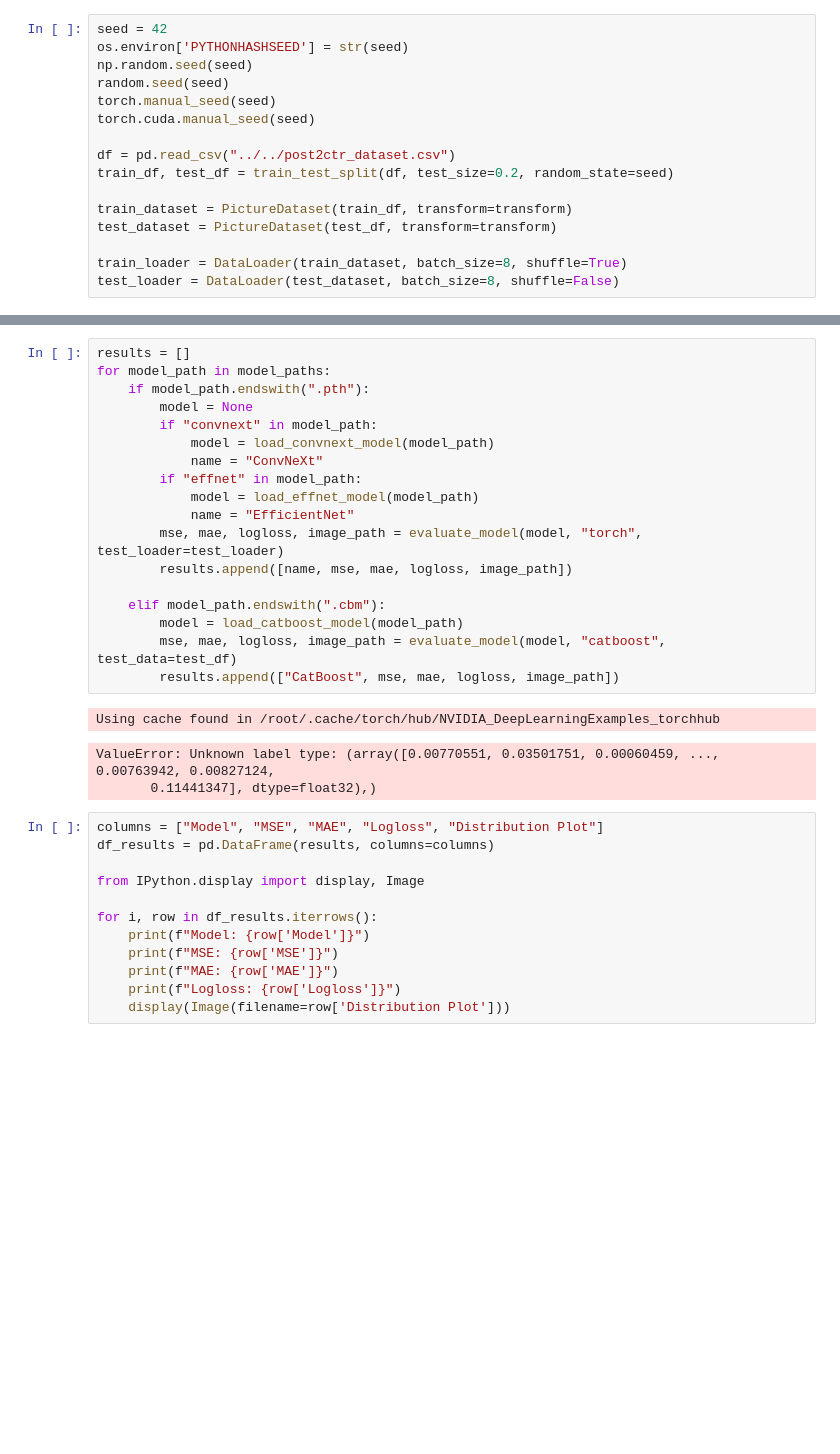
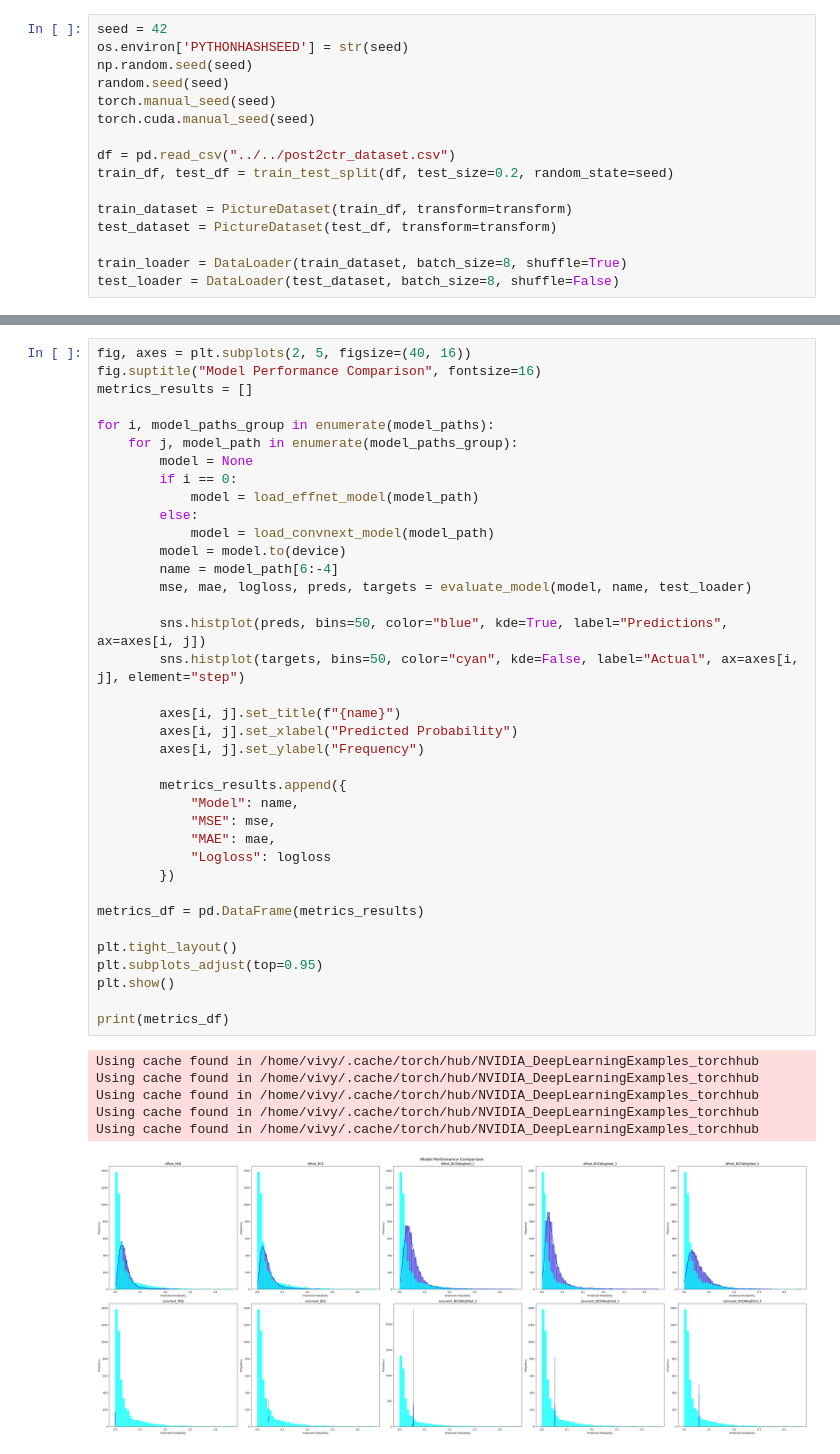
Before and after one commit to Octopupu5/vk-lab-test, a Jupyter notebook: recsys/visualizing_models.ipynb, the cells around one changed output, grey strips where cells are left out. Cells and saved outputs as stored; diff of their text form; blank space fills up the shorter version.

Commit message:
a lot of photos and plots

```diff
--- a/recsys/visualizing_models.ipynb
+++ b/recsys/visualizing_models.ipynb
@@ -93,34 +80,44 @@ def evaluate_model(model, model_type, test_loader=None, test_data=None):
-# %%
-results = []
-for model_path in model_paths:
-    if model_path.endswith(".pth"):
-        model = None
-        if "convnext" in model_path:
-            model = load_convnext_model(model_path)
-            name = "ConvNeXt"
-        if "effnet" in model_path:
-            model = load_effnet_model(model_path)
-            name = "EfficientNet"
-        mse, mae, logloss, image_path = evaluate_model(model, "torch", test_loader=test_loader)
-        results.append([name, mse, mae, logloss, image_path])
-
-    elif model_path.endswith(".cbm"):
-        model = load_catboost_model(model_path)
-        mse, mae, logloss, image_path = evaluate_model(model, "catboost", test_data=test_df)
-        results.append(["CatBoost", mse, mae, logloss, image_path])
-# %% [output]
-Using cache found in /root/.cache/torch/hub/NVIDIA_DeepLearningExamples_torchhub
-ValueError: Unknown label type: (array([0.00770551, 0.03501751, 0.00060459, ..., 0.00763942, 0.00827124,
-       0.11441347], dtype=float32),)
-# %%
-columns = ["Model", "MSE", "MAE", "Logloss", "Distribution Plot"]
-df_results = pd.DataFrame(results, columns=columns)
-
-from IPython.display import display, Image
-
-for i, row in df_results.iterrows():
-    print(f"Model: {row['Model']}")
-    print(f"MSE: {row['MSE']}")
-    print(f"MAE: {row['MAE']}")
-    print(f"Logloss: {row['Logloss']}")
-    display(Image(filename=row['Distribution Plot']))
+# %%
+fig, axes = plt.subplots(2, 5, figsize=(40, 16))
+fig.suptitle("Model Performance Comparison", fontsize=16)
+metrics_results = []
+
+for i, model_paths_group in enumerate(model_paths):
+    for j, model_path in enumerate(model_paths_group):
+        model = None
+        if i == 0:
+            model = load_effnet_model(model_path)
+        else:
+            model = load_convnext_model(model_path)
+        model = model.to(device)
+        name = model_path[6:-4]
+        mse, mae, logloss, preds, targets = evaluate_model(model, name, test_loader)
+
+        sns.histplot(preds, bins=50, color="blue", kde=True, label="Predictions", ax=axes[i, j])
+        sns.histplot(targets, bins=50, color="cyan", kde=False, label="Actual", ax=axes[i, j], element="step")
+
+        axes[i, j].set_title(f"{name}")
+        axes[i, j].set_xlabel("Predicted Probability")
+        axes[i, j].set_ylabel("Frequency")
+
+        metrics_results.append({
+            "Model": name,
+            "MSE": mse,
+            "MAE": mae,
+            "Logloss": logloss
+        })
+
+metrics_df = pd.DataFrame(metrics_results)
+
+plt.tight_layout()
+plt.subplots_adjust(top=0.95)
+plt.show()
+
+print(metrics_df)
+# %% [output]
+Using cache found in /home/vivy/.cache/torch/hub/NVIDIA_DeepLearningExamples_torchhub
+Using cache found in /home/vivy/.cache/torch/hub/NVIDIA_DeepLearningExamples_torchhub
+Using cache found in /home/vivy/.cache/torch/hub/NVIDIA_DeepLearningExamples_torchhub
+Using cache found in /home/vivy/.cache/torch/hub/NVIDIA_DeepLearningExamples_torchhub
+Using cache found in /home/vivy/.cache/torch/hub/NVIDIA_DeepLearningExamples_torchhub
+[figure, added]
```
Also changed, not shown: parts of 7 cells of this notebook, 12 other files.
